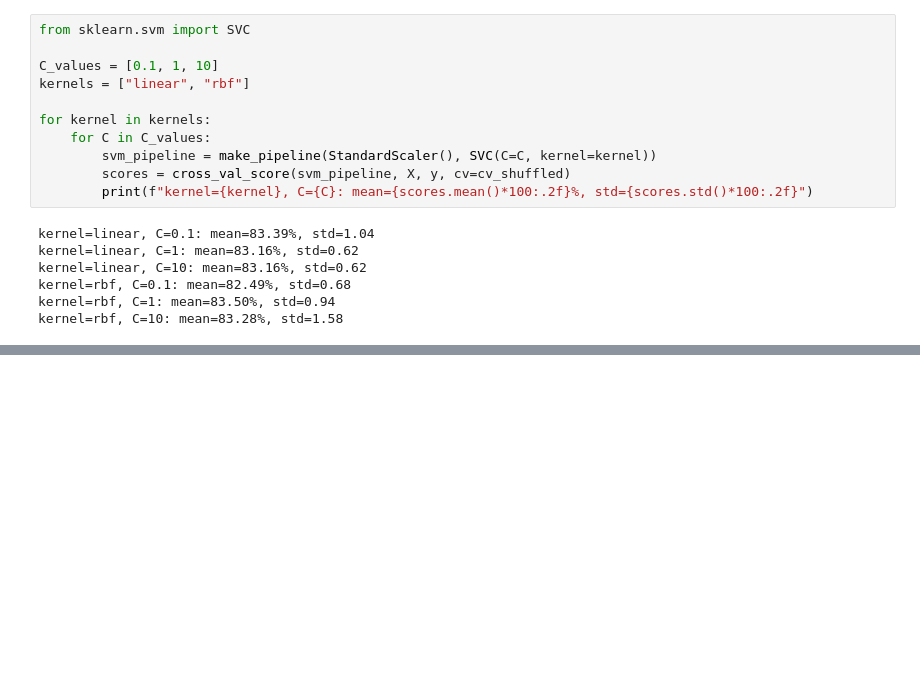
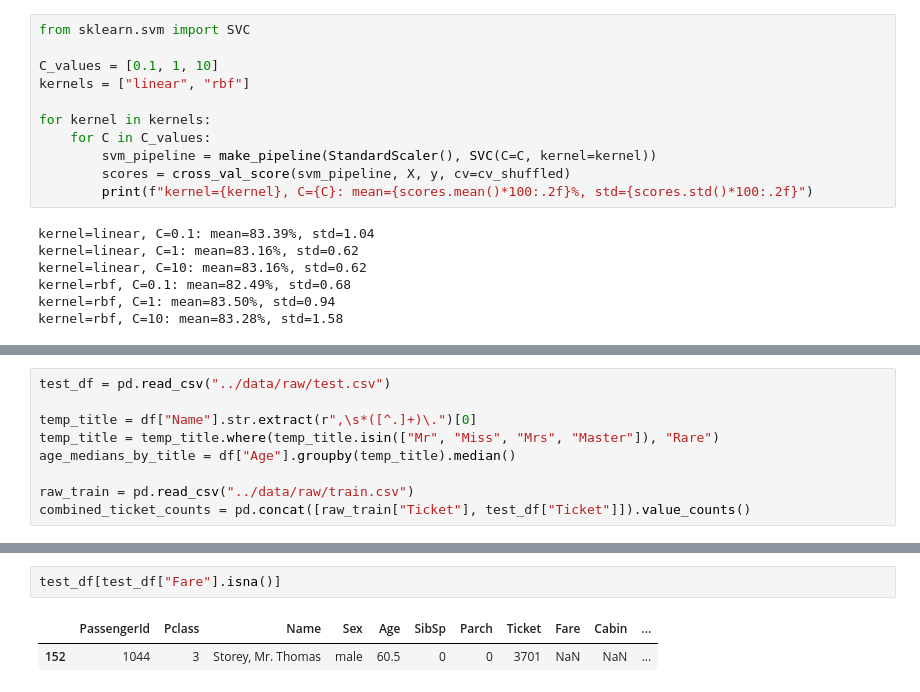
Before and after one commit to ishanshaibya/titanic-survival-ml, a Jupyter notebook: notebooks/modeling.ipynb, the cells around one changed output, grey strips where cells are left out. Cells and saved outputs as stored; diff of their text form; blank space fills up the shorter version.

```diff
--- a/notebooks/modeling.ipynb
+++ b/notebooks/modeling.ipynb
@@ -418,0 +424,9 @@ kernel=rbf, C=10: mean=83.28%, std=1.58
+# %%
+test_df = pd.read_csv("../data/raw/test.csv")
+
+temp_title = df["Name"].str.extract(r",\s*([^.]+)\.")[0]
+temp_title = temp_title.where(temp_title.isin(["Mr", "Miss", "Mrs", "Master"]), "Rare")
+age_medians_by_title = df["Age"].groupby(temp_title).median()
+
+raw_train = pd.read_csv("../data/raw/train.csv")
+combined_ticket_counts = pd.concat([raw_train["Ticket"], test_df["Ticket"]]).value_counts()
@@ -418,0 +471,5 @@ kernel=rbf, C=10: mean=83.28%, std=1.58
+# %%
+test_df[test_df["Fare"].isna()]
+# %% [output]
+|  | PassengerId | Pclass | Name | Sex | Age | SibSp | Parch | Ticket | Fare | Cabin | ... |
+| 152 | 1044 | 3 | Storey, Mr. Thomas | male | 60.5 | 0 | 0 | 3701 | NaN | NaN | ... |
```
Also changed, not shown: parts of 6 cells of this notebook, 4 other files.
